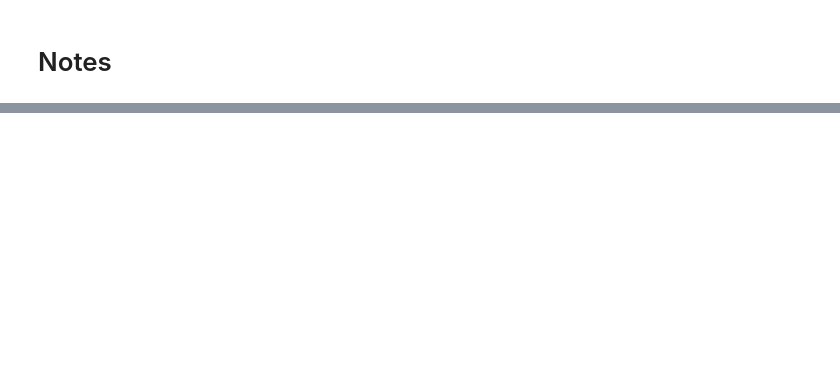
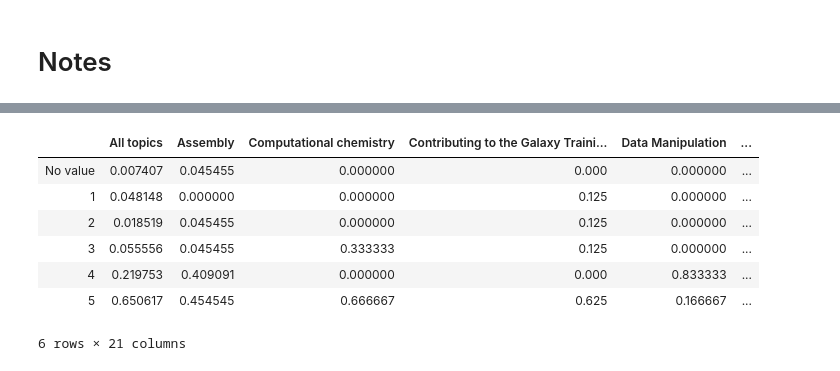
Before and after one commit to bebatut/galaxy-training-material-stats, a Jupyter notebook: src/analyze_feedback.ipynb, the cells around one changed output, grey strips where cells are left out. Drawn from its saved outputs; the diff is of its cells as text; code cells hidden in the pictures; blank space fills up the shorter version.

```diff
--- a/src/analyze_feedback.ipynb
+++ b/src/analyze_feedback.ipynb
@@ -279,0 +283,11 @@ for col in notes_prop.columns:
+# %%
+notes_prop
+# %% [output]
+|  | All topics | Assembly | Computational chemistry | Contributing to the Galaxy Traini... | Data Manipulation | ... |
+| No value | 0.007407 | 0.045455 | 0.000000 | 0.000 | 0.000000 | ... |
+| 1 | 0.048148 | 0.000000 | 0.000000 | 0.125 | 0.000000 | ... |
+| 2 | 0.018519 | 0.045455 | 0.000000 | 0.125 | 0.000000 | ... |
+| 3 | 0.055556 | 0.045455 | 0.333333 | 0.125 | 0.000000 | ... |
+| 4 | 0.219753 | 0.409091 | 0.000000 | 0.000 | 0.833333 | ... |
+| 5 | 0.650617 | 0.454545 | 0.666667 | 0.625 | 0.166667 | ... |
+6 rows × 21 columns
```
Also changed, not shown: parts of 10 cells of this notebook, 11 other files.
